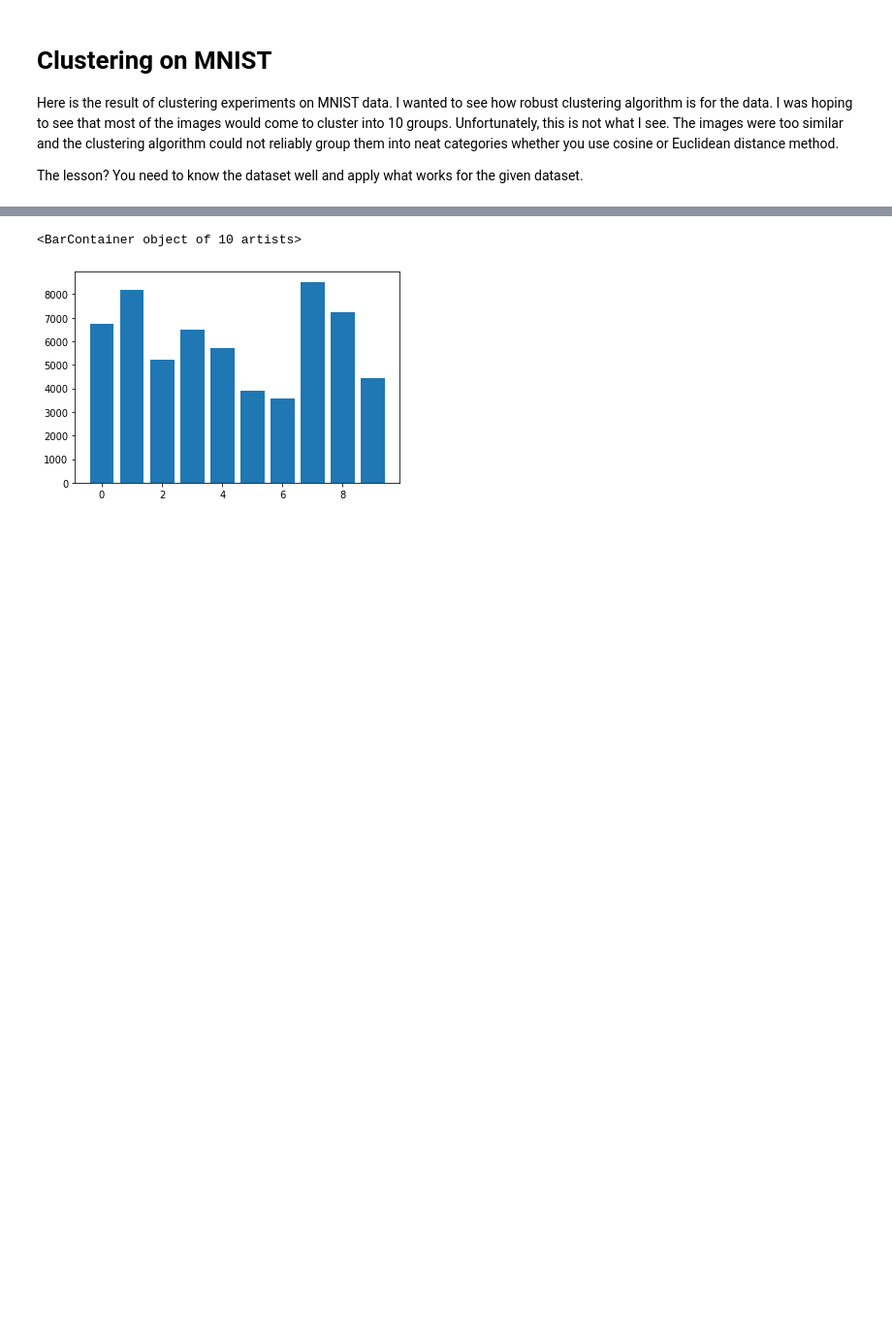
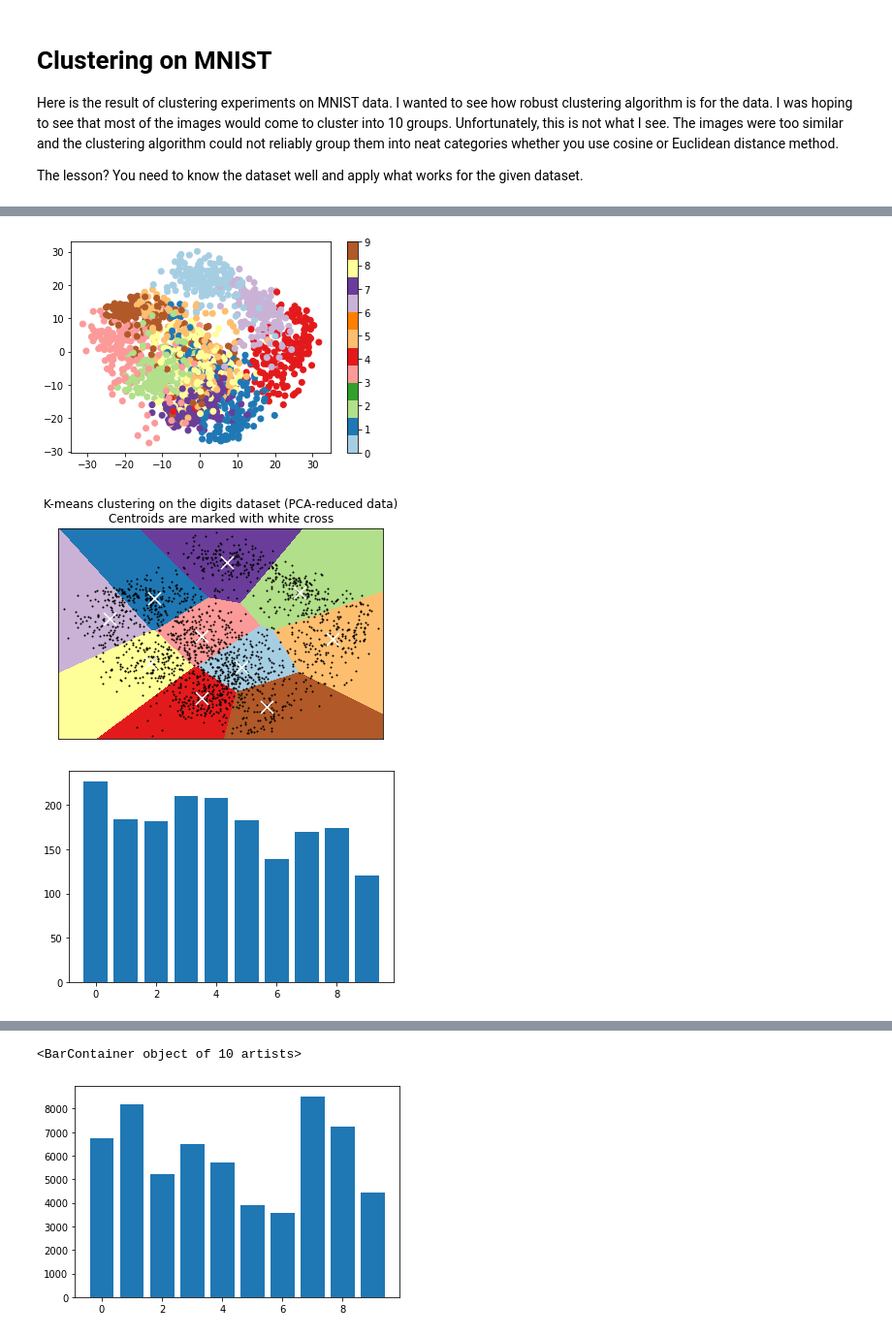
Before and after one commit to changsin/AI, a Jupyter notebook: clustering_mnist.ipynb, the cells around one changed output, grey strips where cells are left out. Shown at 97% size. Cells and saved outputs as stored; diff of their text form; code cells hidden in the pictures; blank space fills up the shorter version.

```diff
--- a/clustering_mnist.ipynb
+++ b/clustering_mnist.ipynb
@@ -23,0 +122,19 @@ X_train, X_test = X_train / 255.0, X_test / 255.0
+# %%
+from sklearn.decomposition import PCA
+
+def to_pca(X_train, y_train):
+  X_train_flatten = X_train.reshape(X_train.shape[0], -1)
+  X_train_flatten.shape
+
+  pca = PCA(2)
+
+  X_train_pca = pca.fit_transform(X_train_flatten)
+
+  # plot the scatter plot along the way
+  plt.figure(1)
+  plt.clf()
+
+  plt.scatter(X_train_pca[:, 0], X_train_pca[:, 1], c=y_train, cmap="Paired")
+  plt.colorbar()
+
+  return X_train_pca
@@ -23,0 +241,9 @@ X_train, X_test = X_train / 255.0, X_test / 255.0
+# %%
+skl_digits_pca = to_pca(digits.images, digits.target)
+skl_digits_pca_clusters, skl_digits_kmeans = get_clusters(skl_digits_pca)
+plot_pca_clusters(skl_digits_pca, skl_digits_kmeans)
+plot_cluster_histogram(skl_digits_pca_clusters, K)
+# %% [output]
+[figure, added]
+[figure, added]
+[figure, added]
```
Also changed, not shown: parts of 49 cells of this notebook.
